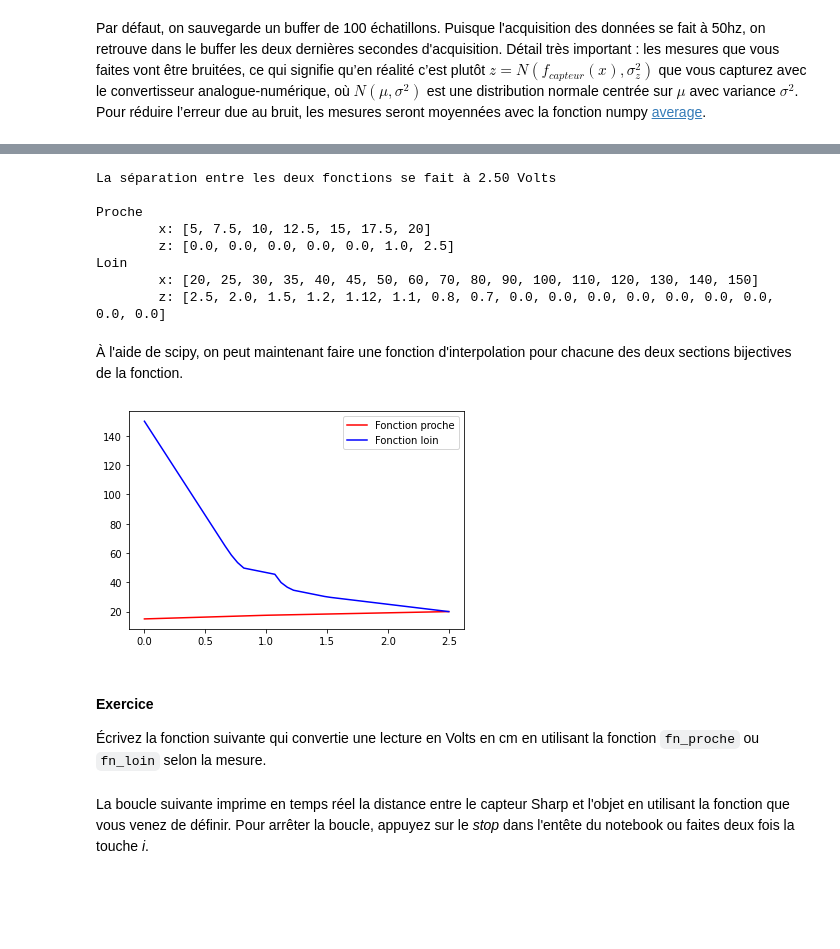
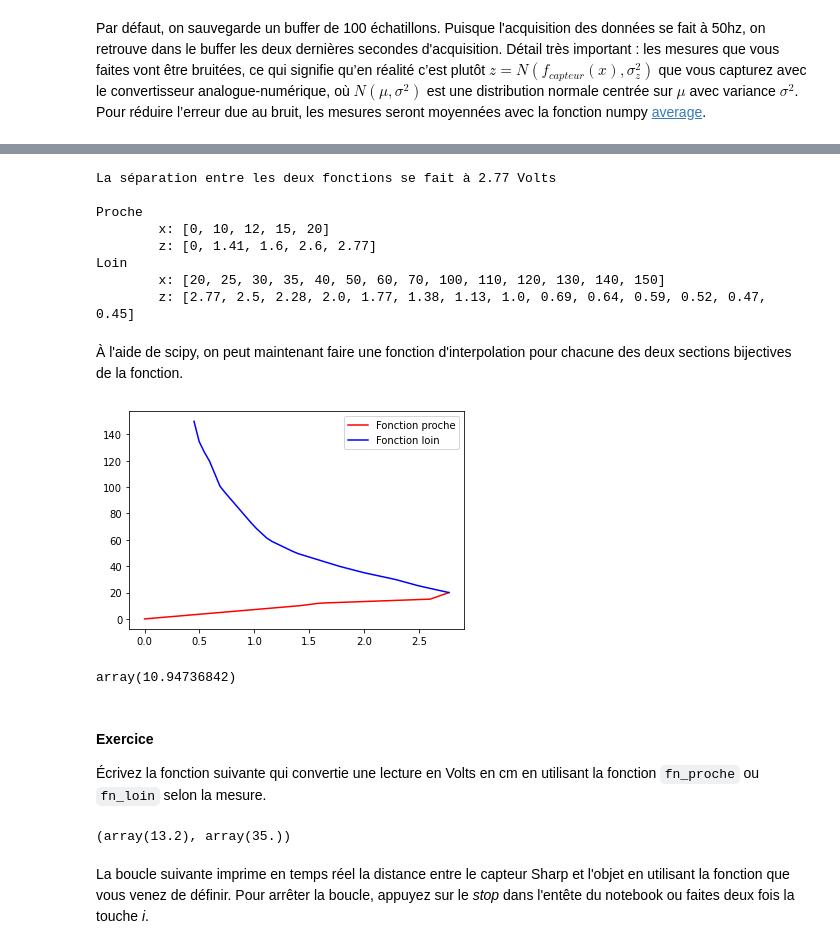
Before and after one commit to norlab-ulaval/glo4001, a Jupyter notebook: Laboratoire 1.ipynb, the cells around one changed output, grey strips where cells are left out. Cells and saved outputs as stored; diff of their text form; code cells hidden in the pictures; blank space fills up the shorter version.

```diff
--- a/Laboratoire 1.ipynb
+++ b/Laboratoire 1.ipynb
@@ -110,11 +118,11 @@ Distance ($x$) | Voltage ($z$)
 140            | ??
 150            | ??
 # %%
-xs = [5,    7.5,  10,   12.5, 15,   17.5, 20,   25,   30,   35,   40,   45,   50,   60,   70,
-      80,   90,   100,  110,  120,  130,  140,  150]
+xs = [0, 10, 12, 15,   20,   25,   30,   35,   40,   50, 60, 70,
+      100,  110,  120,  130,  140,  150]
 
-zs = [0.00, 0.00, 0.00, 0.00, 0.00, 1.00, 2.50, 2.00, 1.50, 1.20, 1.12, 1.10, 0.80, 0.70, 0.00,
-      0.00, 0.00, 0.00, 0.00, 0.00, 0.00, 0.00, 0.00]  #Entrez vos vraies mesures dans le vecteur zs
+zs = [0, 1.41, 1.6, 2.6, 2.77, 2.5, 2.28, 2.0, 1.77, 1.38, 1.13, 1.0,
+     0.69, 0.64, 0.59, 0.52, 0.47, 0.45]  #Entrez vos vraies mesures dans le vecteur zs
 
 plt.scatter(xs, zs)
 plt.plot(xs, zs)
@@ -158,7 +167,7 @@ Et la deuxième table de calibration sera
 **x**  | 20 |  25   | 30   | 40   | 50   | 60   | 80   | 100  | 120  | 140  | 150
 **z** | 3   |2.7  | 2.4  | 2.2  | 1.9  | 1.7  | 1.6  | 1.5  | 1.4  | 1.3  | 1.25
 # %%
-split_index = 6 # Ceci est un exemple, veillez choisir votre index, cette valeur était
+split_index = 4 # Ceci est un exemple, veillez choisir votre index, cette valeur était
                 # le premier index de la deuxième table de calibration.
                 # NOTE: les arrays numpy sont indexés à 0.
 
@@ -174,43 +183,47 @@ print("La séparation entre les deux fonctions se fait à %0.2f Volts\n" % split
 print("Proche\n\tx:", xs_proche, "\n\tz:", zs_proche)
 print("Loin\n\tx:", xs_loin, "\n\tz:", zs_loin)
 # %% [output]
-La séparation entre les deux fonctions se fait à 2.50 Volts
+La séparation entre les deux fonctions se fait à 2.77 Volts
 
 Proche
-        x: [5, 7.5, 10, 12.5, 15, 17.5, 20]
-        z: [0.0, 0.0, 0.0, 0.0, 0.0, 1.0, 2.5]
+        x: [0, 10, 12, 15, 20]
+        z: [0, 1.41, 1.6, 2.6, 2.77]
 Loin
-        x: [20, 25, 30, 35, 40, 45, 50, 60, 70, 80, 90, 100, 110, 120, 130, 140, 150]
-        z: [2.5, 2.0, 1.5, 1.2, 1.12, 1.1, 0.8, 0.7, 0.0, 0.0, 0.0, 0.0, 0.0, 0.0, 0.0, 0.0, 0.0]
+        x: [20, 25, 30, 35, 40, 50, 60, 70, 100, 110, 120, 130, 140, 150]
+        z: [2.77, 2.5, 2.28, 2.0, 1.77, 1.38, 1.13, 1.0, 0.69, 0.64, 0.59, 0.52, 0.47, 0.45]
 # %% [markdown]
 À l'aide de scipy, on peut maintenant faire une fonction d'interpolation pour chacune des deux sections bijectives de la fonction.
 # %%
 from scipy.interpolate import interp1d
 
 fn_proche = interp1d(zs_proche, xs_proche)
 fn_loin = interp1d(zs_loin, xs_loin)
 
 # Affichons les fonctions
 # np.linspace prend deux arguments, qui sont les bornes inférieures
 # et supérieures des valeurs que vous voulez interpoler. Évidemment,
 # ces valeurs doivent être à l'intérieur de la courbe de calibration de
 # votre capteur...
-borne_superieure = 2.5
+borne_superieure = 2.77
 
 borne_inferieure_proche = 0.0
 domaine_proche = np.linspace(borne_inferieure_proche, borne_superieure)
 codomaine_proche = fn_proche(domaine_proche)
 plt.plot(domaine_proche, codomaine_proche, color='red', label='Fonction proche')
 
-borne_inferieure_loin = 0.0
+borne_inferieure_loin = 0.45
 domaine_loin = np.linspace(borne_inferieure_loin, borne_superieure)
 codomaine_loin = fn_loin(domaine_loin)
 plt.plot(domaine_loin, codomaine_loin, color='blue', label='Fonction loin')
 
 plt.legend()
 plt.show()
 # %% [output]
-[figure, old version]
+[figure, new version]
+# %%
+fn_proche(1.5)
+# %% [output]
+array(10.94736842)
 # %% [markdown]
 #### Exercice
 Écrivez la fonction suivante qui convertie une lecture en Volts en cm en utilisant la fonction `fn_proche` ou `fn_loin` selon la mesure.
@@ -221,3 +234,7 @@ def volts_to_cm(volts):
+# %%
+volts_to_cm(2.0)
+# %% [output]
+(array(13.2), array(35.))
 # %% [markdown]
 La boucle suivante imprime en temps réel la distance entre le capteur Sharp et l'objet en utilisant la fonction que vous venez de définir. Pour arrêter la boucle, appuyez sur le *stop* dans l'entête du notebook ou faites deux fois la touche *i*.
 # %%
```
Also changed, not shown: parts of 10 cells of this notebook.
